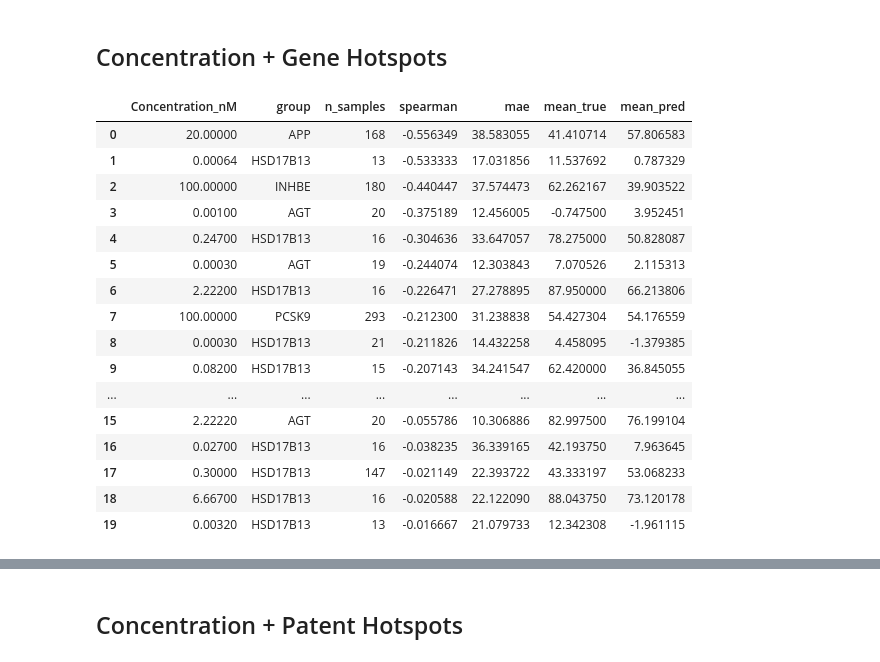
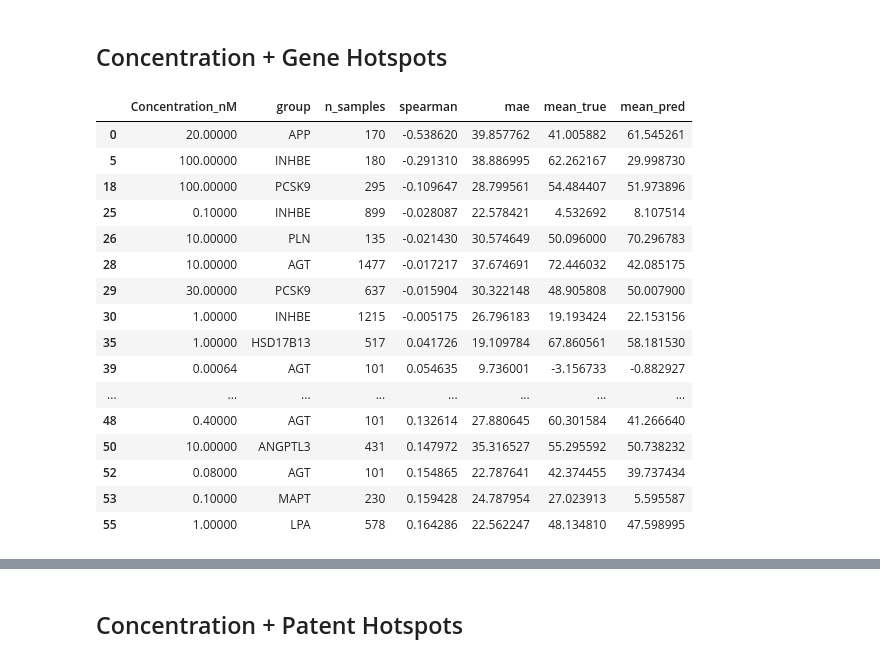
Before and after one commit to evelina-crypto/siRNA-Pharmaceutical-Modeling-with-Foundation-Models, a Jupyter notebook: classical_ml/xgboost/notebooks/xgboost_by_gene_mrna_data_investigation.ipynb, the cells around one changed output, grey strips where cells are left out. Cells and saved outputs as stored; diff of their text form; code cells hidden in the pictures.

```diff
--- a/classical_ml/xgboost/notebooks/xgboost_by_gene_mrna_data_investigation.ipynb
+++ b/classical_ml/xgboost/notebooks/xgboost_by_gene_mrna_data_investigation.ipynb
@@ -166,7 +171,7 @@ def issue_summary(df, group_col, min_samples=20):
 This is the harder and more biologically realistic view. Each prediction comes from a fold where that gene group was held out, so weak slices here are stronger candidates for transfer-poisoning before deep learning.
 # %%
 frozen_params = {'n_estimators': 800, 'max_depth': 4, 'learning_rate': 0.15881823130907038, 'subsample': 0.8812898741586134, 'colsample_bytree': 0.7824379872752019, 'min_child_weight': 4, 'reg_lambda': 0.8342807691178866, 'reg_alpha': 1.4296995092035882, 'gamma': 0.07531958697602548}
-gene_cv = GroupKFoldLeakPerGroup(n_splits=3, leak_n=30, random_state=42)
+gene_cv = GroupKFoldLeakPerGroup(n_splits=3, leak_n=0, random_state=42)
 
 fold_rows = []
 oof_frames = []
@@ -248,22 +289,24 @@ spearman_by_concentration.sort_values(["spearman", "mae"], ascending=[True, Fals
 # %% [markdown]
 ## Concentration + Gene Hotspots
 # %%
-spearman_by_concentration_gene.sort_values(["spearman", "mae"], ascending=[True, False]).head(20)
+spearman_by_concentration_gene.loc[
+    spearman_by_concentration_gene["n_samples"] >= 100
+].sort_values(["spearman", "mae"], ascending=[True, False]).head(20)
 # %% [output]
 |  | Concentration_nM | group | n_samples | spearman | mae | mean_true | mean_pred |
-| 0 | 20.00000 | APP | 168 | -0.556349 | 38.583055 | 41.410714 | 57.806583 |
-| 1 | 0.00064 | HSD17B13 | 13 | -0.533333 | 17.031856 | 11.537692 | 0.787329 |
-| 2 | 100.00000 | INHBE | 180 | -0.440447 | 37.574473 | 62.262167 | 39.903522 |
-| 3 | 0.00100 | AGT | 20 | -0.375189 | 12.456005 | -0.747500 | 3.952451 |
-| 4 | 0.24700 | HSD17B13 | 16 | -0.304636 | 33.647057 | 78.275000 | 50.828087 |
-| 5 | 0.00030 | AGT | 19 | -0.244074 | 12.303843 | 7.070526 | 2.115313 |
-| 6 | 2.22200 | HSD17B13 | 16 | -0.226471 | 27.278895 | 87.950000 | 66.213806 |
-| 7 | 100.00000 | PCSK9 | 293 | -0.212300 | 31.238838 | 54.427304 | 54.176559 |
-| 8 | 0.00030 | HSD17B13 | 21 | -0.211826 | 14.432258 | 4.458095 | -1.379385 |
-| 9 | 0.08200 | HSD17B13 | 15 | -0.207143 | 34.241547 | 62.420000 | 36.845055 |
+| 0 | 20.00000 | APP | 170 | -0.538620 | 39.857762 | 41.005882 | 61.545261 |
+| 5 | 100.00000 | INHBE | 180 | -0.291310 | 38.886995 | 62.262167 | 29.998730 |
+| 18 | 100.00000 | PCSK9 | 295 | -0.109647 | 28.799561 | 54.484407 | 51.973896 |
+| 25 | 0.10000 | INHBE | 899 | -0.028087 | 22.578421 | 4.532692 | 8.107514 |
+| 26 | 10.00000 | PLN | 135 | -0.021430 | 30.574649 | 50.096000 | 70.296783 |
+| 28 | 10.00000 | AGT | 1477 | -0.017217 | 37.674691 | 72.446032 | 42.085175 |
+| 29 | 30.00000 | PCSK9 | 637 | -0.015904 | 30.322148 | 48.905808 | 50.007900 |
+| 30 | 1.00000 | INHBE | 1215 | -0.005175 | 26.796183 | 19.193424 | 22.153156 |
+| 35 | 1.00000 | HSD17B13 | 517 | 0.041726 | 19.109784 | 67.860561 | 58.181530 |
+| 39 | 0.00064 | AGT | 101 | 0.054635 | 9.736001 | -3.156733 | -0.882927 |
 | ... | ... | ... | ... | ... | ... | ... | ... |
-| 15 | 2.22220 | AGT | 20 | -0.055786 | 10.306886 | 82.997500 | 76.199104 |
-| 16 | 0.02700 | HSD17B13 | 16 | -0.038235 | 36.339165 | 42.193750 | 7.963645 |
-| 17 | 0.30000 | HSD17B13 | 147 | -0.021149 | 22.393722 | 43.333197 | 53.068233 |
-| 18 | 6.66700 | HSD17B13 | 16 | -0.020588 | 22.122090 | 88.043750 | 73.120178 |
-| 19 | 0.00320 | HSD17B13 | 13 | -0.016667 | 21.079733 | 12.342308 | -1.961115 |
+| 48 | 0.40000 | AGT | 101 | 0.132614 | 27.880645 | 60.301584 | 41.266640 |
+| 50 | 10.00000 | ANGPTL3 | 431 | 0.147972 | 35.316527 | 55.295592 | 50.738232 |
+| 52 | 0.08000 | AGT | 101 | 0.154865 | 22.787641 | 42.374455 | 39.737434 |
+| 53 | 0.10000 | MAPT | 230 | 0.159428 | 24.787954 | 27.023913 | 5.595587 |
+| 55 | 1.00000 | LPA | 578 | 0.164286 | 22.562247 | 48.134810 | 47.598995 |
```
Also changed, not shown: parts of 15 cells of this notebook, 19 other files.
